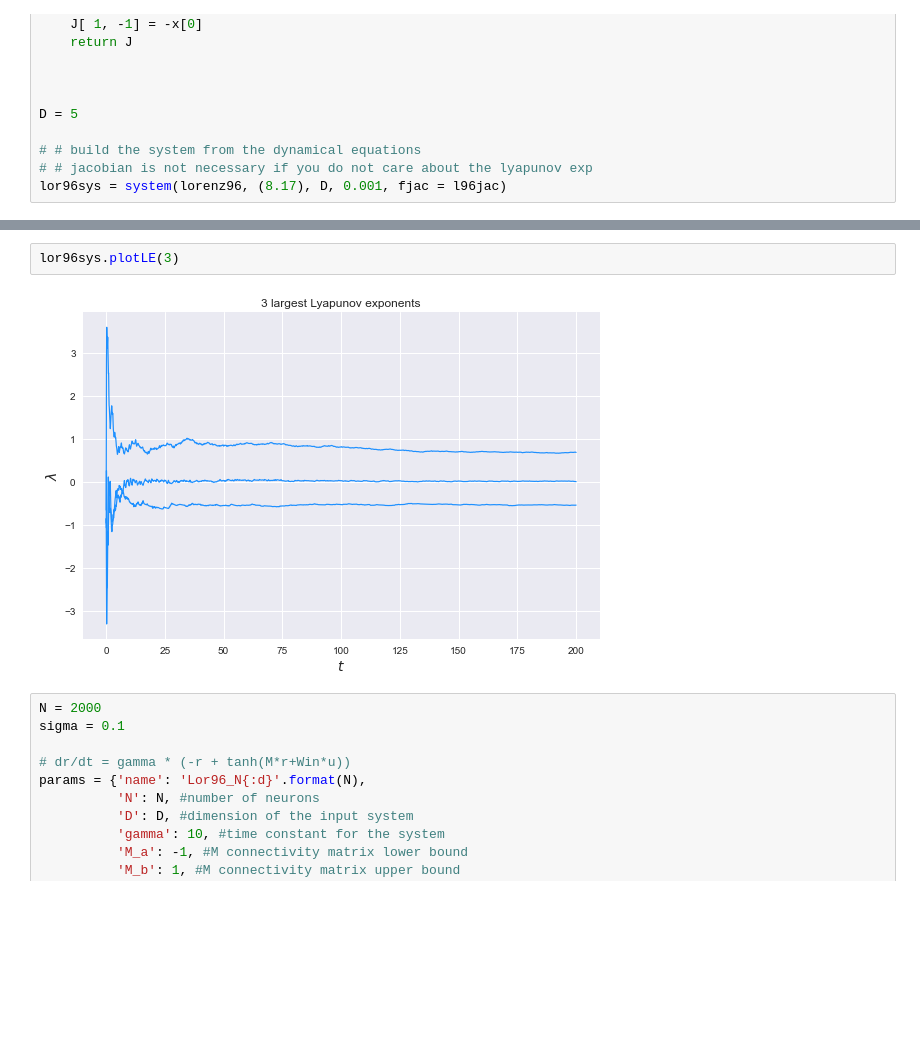
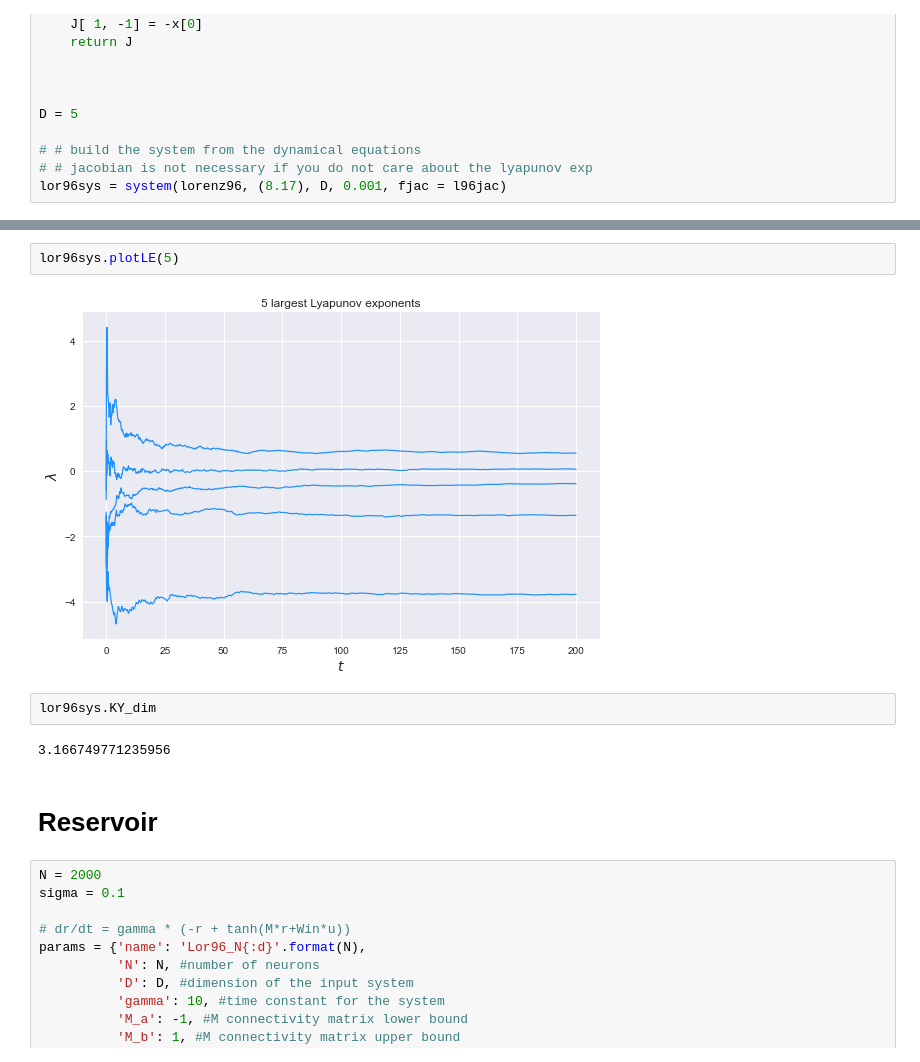
Before and after one commit to japlatt/reservoir, a Jupyter notebook: examples/Example_Lorenz_96.ipynb, the cells around one changed output, grey strips where cells are left out. Drawn from its saved outputs; the diff is of its cells as text; blank space fills up the shorter version.

```diff
--- a/examples/Example_Lorenz_96.ipynb
+++ b/examples/Example_Lorenz_96.ipynb
@@ -71,7 +86,13 @@ Wall time: 1min 12s
 # %%
-lor96sys.plotLE(3)
+lor96sys.plotLE(5)
 # %% [output]
-[figure, old version]
+[figure, new version]
+# %%
+lor96sys.KY_dim
+# %% [output]
+3.166749771235956
+# %% [markdown]
+# Reservoir
 # %%
 N = 2000
 sigma = 0.1
```
Also changed, not shown: parts of 14 cells of this notebook, 4 other files.
